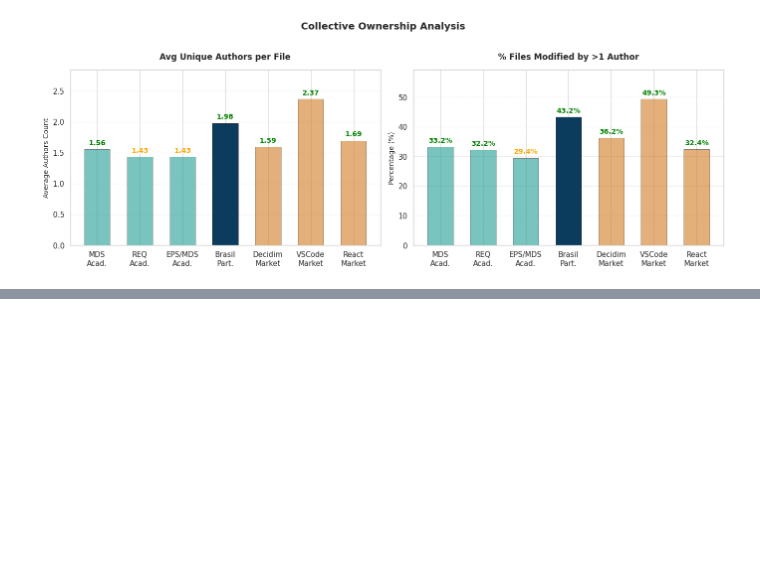
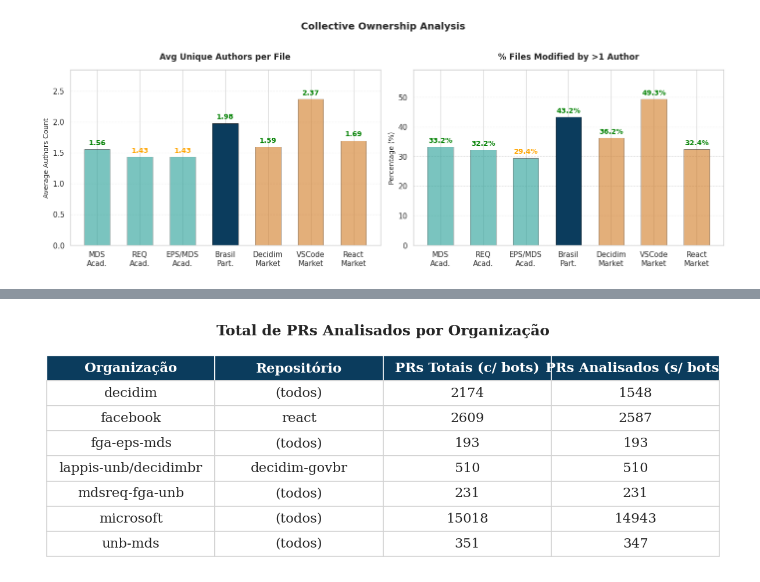
Before and after one commit to lablivre-unb/EbL_Over_PbL, a Jupyter notebook: metrics/notebooks/prs_viz_bp_paper.ipynb, the cells around one changed output, grey strips where cells are left out. Saved outputs shown, nothing was run; the diff lists cells and outputs as text; code cells hidden in the pictures; blank space fills up the shorter version.

```diff
--- a/metrics/notebooks/prs_viz_bp_paper.ipynb
+++ b/metrics/notebooks/prs_viz_bp_paper.ipynb
@@ -1121,2 +1235,41 @@ plt.show()
 # %% [markdown]
  <img src="assets/grafo.png" width="1000" />
+# %%
+# Gerando uma tabela formatada como imagem (matplotlib) para o artigo
+fig, ax = plt.subplots(figsize=(8, 3), dpi=150)
+ax.axis('tight')
+ax.axis('off')
+
+# Renomeando colunas para a tabela final
+plot_df = prs_counts.rename(columns={
+    'org': 'Organização',
+    'repo': 'Repositório',
+    'prs_total': 'PRs Totais (c/ bots)',
+    'prs_sem_bots': 'PRs Analisados (s/ bots)'
+})
+
+# Pegando os dados
+cell_text = plot_df.values
+columns = plot_df.columns
+
+table = ax.table(cellText=cell_text, colLabels=columns, loc='center', cellLoc='center')
+
+# Desabilitar o autoset de fonte para podermos forçar um tamanho
+table.auto_set_font_size(False)
+table.set_fontsize(11)
+table.scale(1.2, 1.8)
+
+# Estilizando o cabeçalho usando as cores do artigo
+for (row, col), cell in table.get_celld().items():
+    if row == 0:
+        cell.set_text_props(weight='bold', color='white')
+        cell.set_facecolor(BP_PRIMARY)
+        cell.set_edgecolor('white')
+    else:
+        cell.set_edgecolor('lightgray')
+
+plt.title('Total de PRs Analisados por Organização', fontsize=12, fontweight='bold', pad=20)
+plt.tight_layout()
+plt.show()
+# %% [output]
+[figure, added]
```
Also changed, not shown: parts of 6 cells of this notebook.
